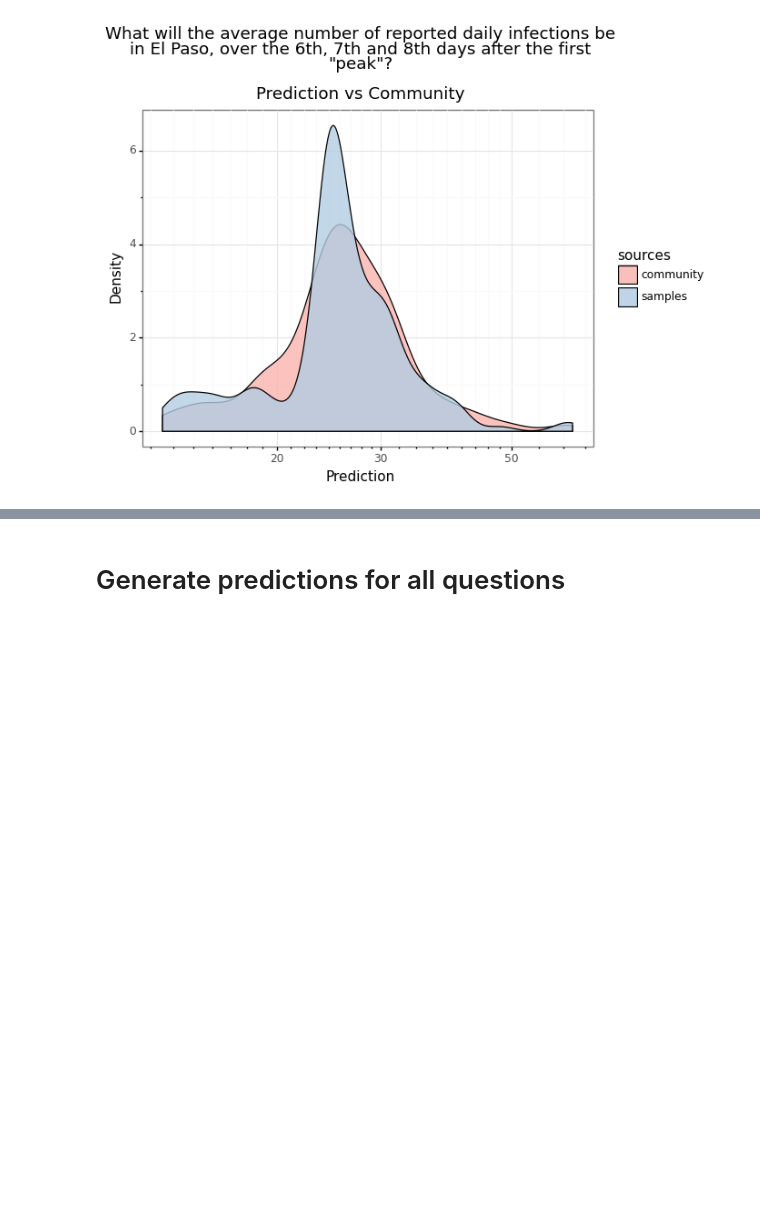
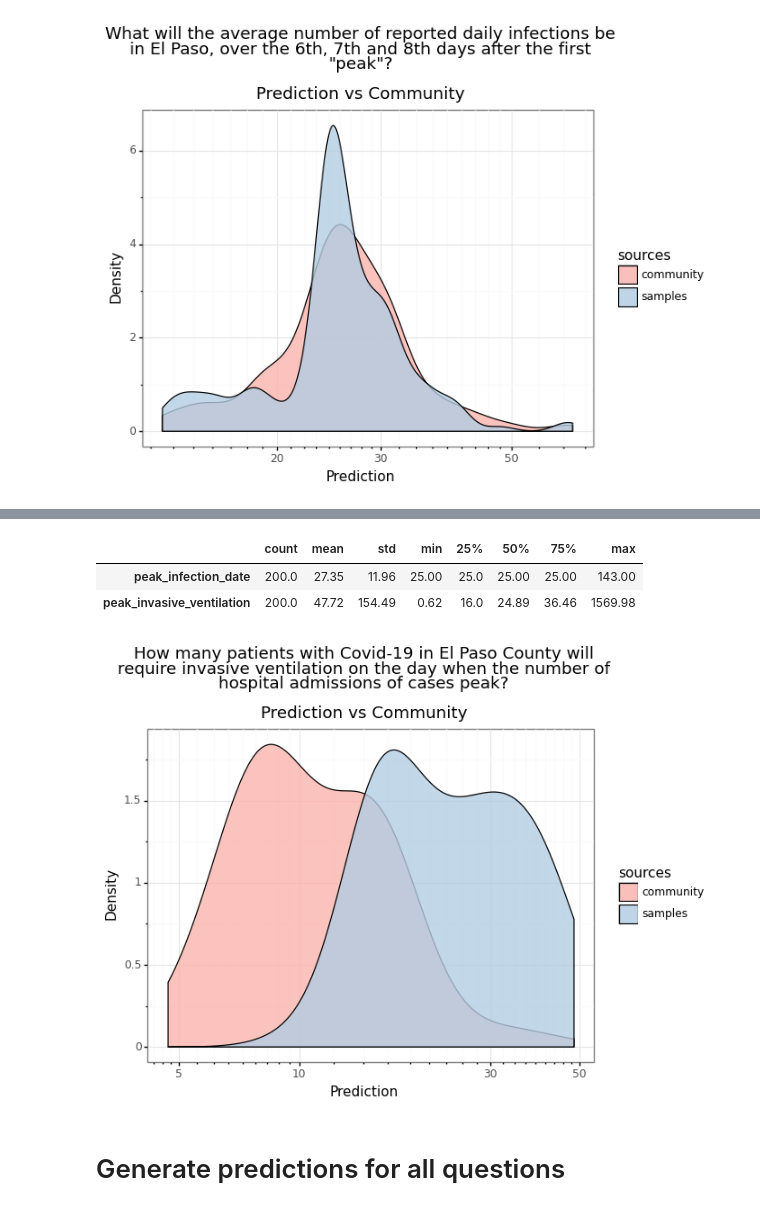
Before and after one commit to oughtinc/ergo, a Jupyter notebook: notebooks/build/el-paso.ipynb, the cells around one changed output, grey strips where cells are left out. Cells and saved outputs as stored; diff of their text form; code cells hidden in the pictures; blank space fills up the shorter version.

```diff
--- a/notebooks/build/el-paso.ipynb
+++ b/notebooks/build/el-paso.ipynb
@@ -465,25 +508,27 @@ plot_question(peak_icu_patients, bw=0.1)
 # %%
 @question(metaculus, 4201)
 def peak_invasive_ventilation():
     """
     How many patients with Covid-19 in El Paso County will be on invasive
     ventilation on the day when the number of hospital admissions of cases
     peak?
     """
     try:
         return get_historical_data(peak_hospitalized_date(), "on_ventilator")
+    # if we don't have historical data, sample from the Columbia model or from the community
     except KeyError:
-        # If we don't have historical data,
-        # use the community prediction...
-        if ergo.flip(0.8):
-            return peak_invasive_ventilation.question.sample_community()
-        else:
-            # ...or use @Tamay's approach:
-            # https://pandemic.metaculus.com/questions/4201/#comment-28004
-            return frac_icu_ventilation() * peak_icu_patients()
+        return sample_from_ensemble([
+            lambda date: cu_projection("ICU", date),
+            lambda date: peak_icu_patients.question.sample_community()
+        ], {"date": date}, [.65, .35], fallback=True)
 
 
 plot_question(peak_invasive_ventilation, bw=0.1)
+# %% [output]
+|  | count | mean | std | min | 25% | 50% | 75% | max |
+| peak_infection_date | 200.0 | 27.35 | 11.96 | 25.00 | 25.0 | 25.00 | 25.00 | 143.00 |
+| peak_invasive_ventilation | 200.0 | 47.72 | 154.49 | 0.62 | 16.0 | 24.89 | 36.46 | 1569.98 |
+[figure, added]
 # %% [markdown]
 # Generate predictions for all questions
 # %%
```
Also changed, not shown: parts of 16 cells of this notebook, 1 other file.
